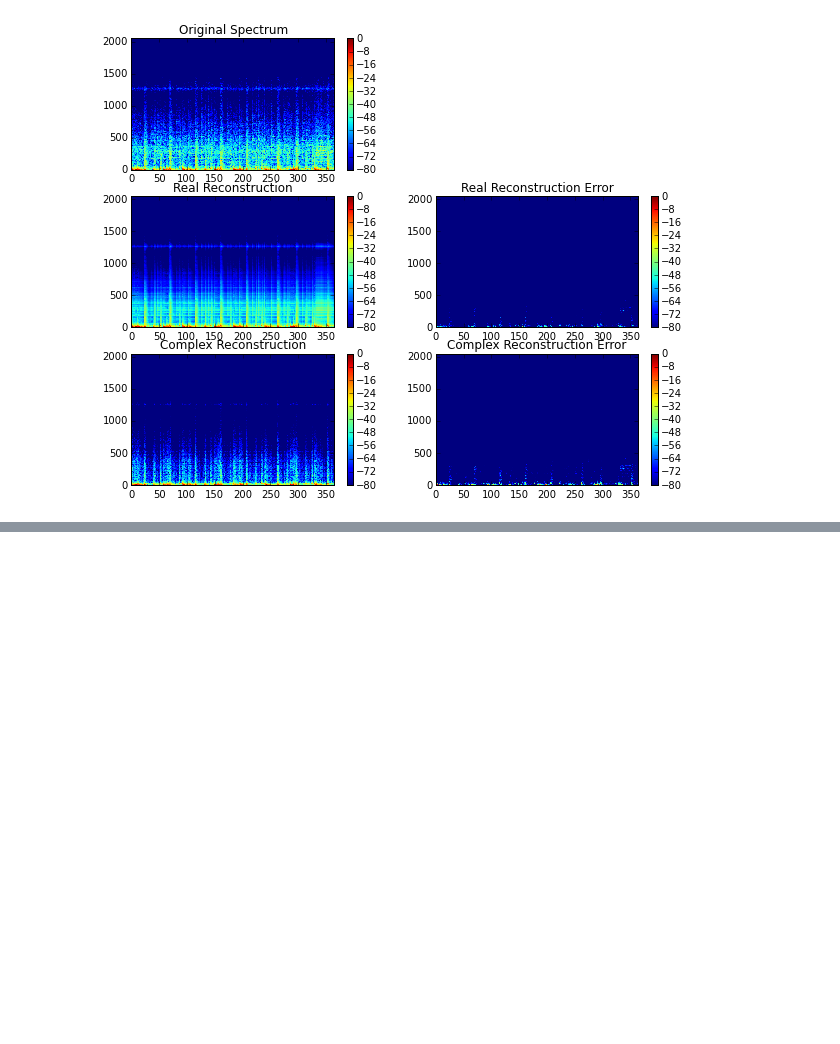
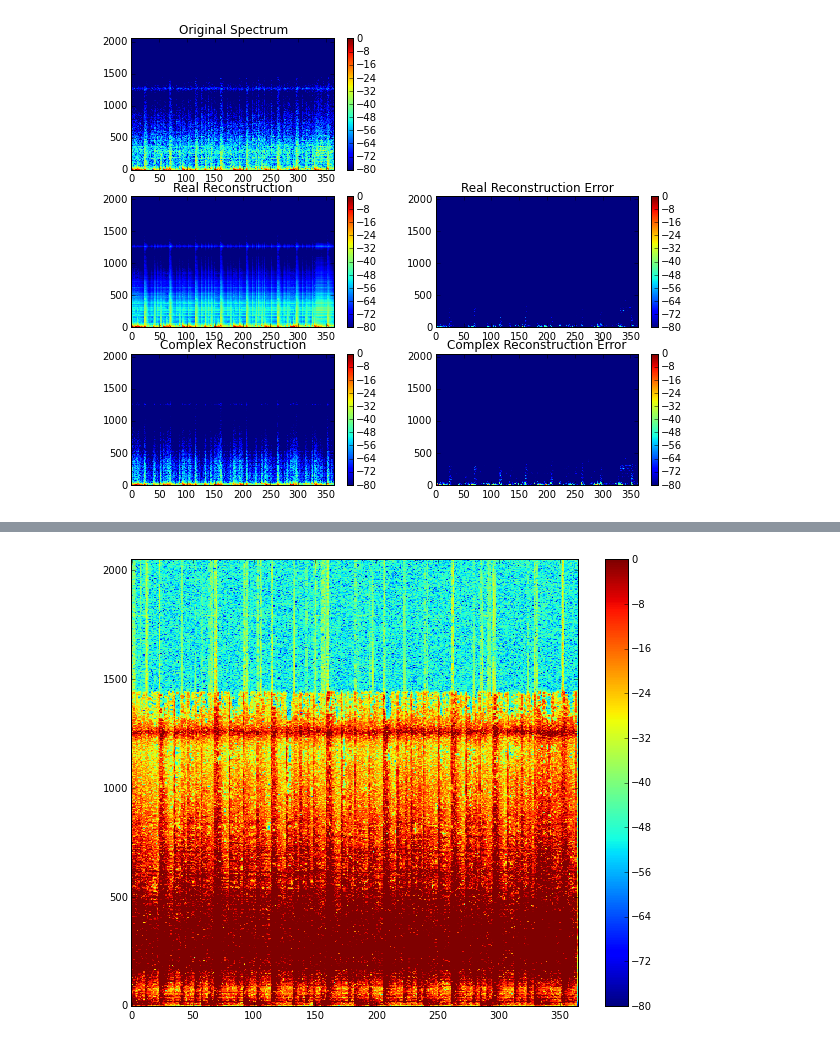
Before and after one commit to bregmanstudio/cseparate, a Jupyter notebook: complexrealseparate.ipynb, the cells around one changed output, grey strips where cells are left out. Cells and saved outputs as stored; diff of their text form; code cells hidden in the pictures; blank space fills up the shorter version.

```diff
--- a/complexrealseparate.ipynb
+++ b/complexrealseparate.ipynb
@@ -127,0 +210,7 @@ title('Complex Reconstruction Error')
+# %%
+# Apply inverse of exponential fit as pre-emphasis filter
+X = (F.X.T * (1/func(Xx,*popt))).T
+# %%
+feature_plot(X,dbscale=1)
+# %% [output]
+[figure, added]
```
Also changed, not shown: parts of 12 cells of this notebook, 1 other file.
